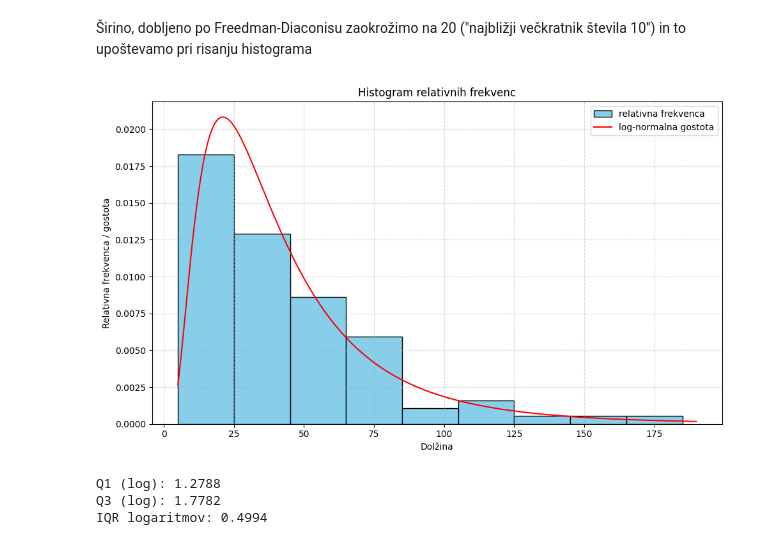
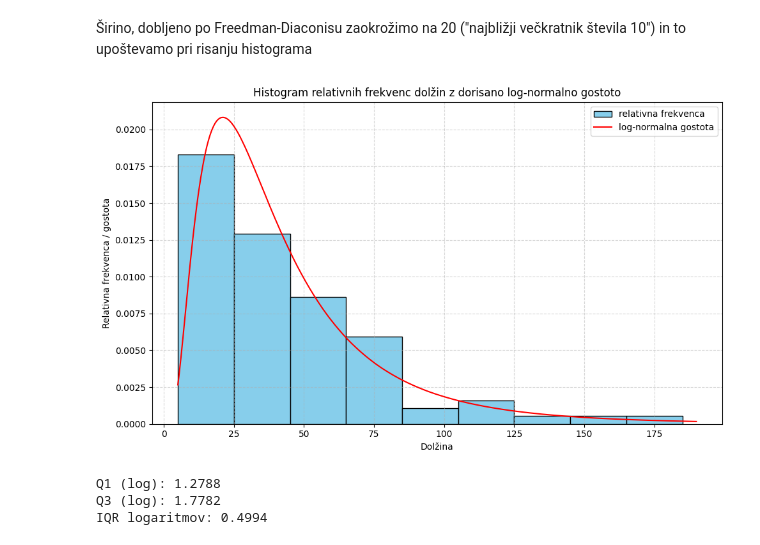
Before and after one commit to LukaLjevar/projektna_statistika, a Jupyter notebook: Hobotnice.ipynb, the cells around one changed output. Saved outputs shown, nothing was run; the diff lists cells and outputs as text; code cells hidden in the pictures.

```diff
--- a/Hobotnice.ipynb
+++ b/Hobotnice.ipynb
@@ -46,38 +46,39 @@ print(sirina)
 # %% [markdown]
 Širino, dobljeno po Freedman-Diaconisu zaokrožimo na 20 ("najbližji večkratnik števila 10") in to upoštevamo pri risanju histograma
 # %%
+from scipy.stats import lognorm
 # Histogram - določimo širino stolpca
 sirina = 20
 min_vrednost = df[stolpec].min()
 max_vrednost = df[stolpec].max()
 meje = np.arange(min_vrednost, max_vrednost, sirina)
 
 # Histogram relativnih frekvenc
 plt.figure(figsize=(10, 6))
 plt.hist(df[stolpec], bins=meje, color='skyblue', edgecolor='black', density=True, label='relativna frekvenca')
 
 # Pretvori v parametre log-normalne porazdelitve
 # iz aritmetičnega povprečja in odklona
 varianca = std_odklon**2
 phi = np.sqrt(np.log(1 + varianca / povprecje**2))        # sigma (parametrizacija lognorm)
 mu = np.log(povprecje) - 0.5 * phi**2                      # mu (log-povp)
 
 # x-vrednosti za gostoto
 x = np.linspace(min_vrednost, max_vrednost, 500)
 pdf = lognorm.pdf(x, s=phi, scale=np.exp(mu))
 
 # Nariši gostoto
 plt.plot(x, pdf, 'r-', label='log-normalna gostota')
-plt.title('Histogram relativnih frekvenc')
+plt.title('Histogram relativnih frekvenc dolžin z dorisano log-normalno gostoto')
 plt.xlabel('Dolžina')
 plt.ylabel('Relativna frekvenca / gostota')
 plt.grid(True, linestyle='--', alpha=0.5)
 plt.legend()
 plt.tight_layout()
 
 plt.show()
 # %% [output]
-[figure, old version]
+[figure, new version]
 # %%
 #Da določimo širine stolpcev, moramo poračunati še IQR logaritmov
 
```
